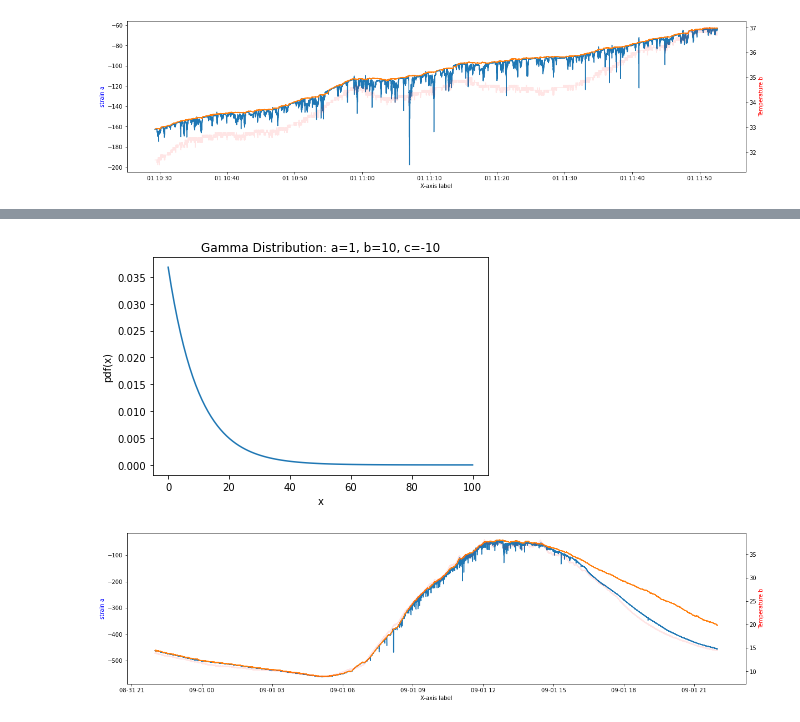
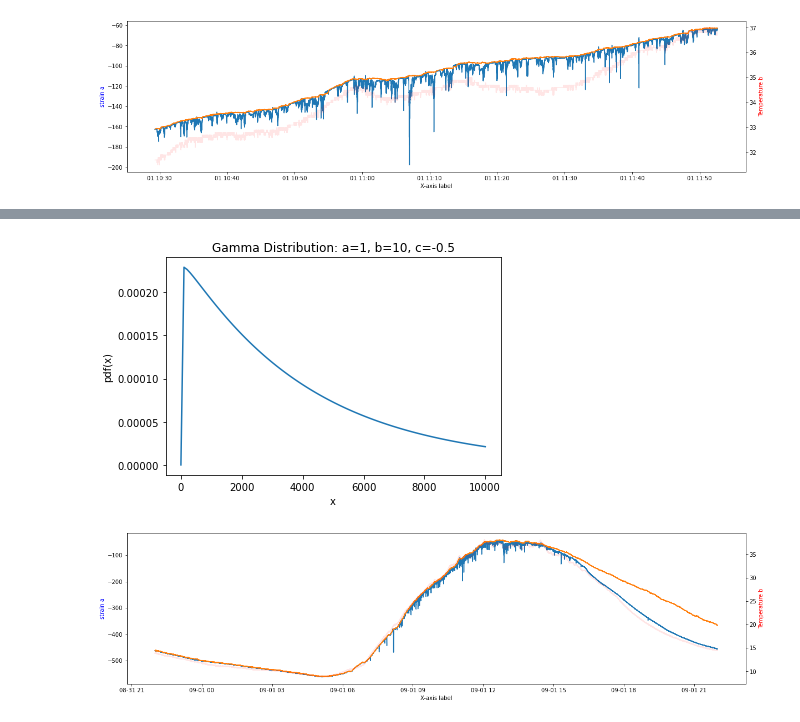
Before and after one commit to WEILMAX/dw_events, a Jupyter notebook: dw_events/notebooks/temperature_compensation/mw4_particlefilter.ipynb, the cells around one changed output, grey strips where cells are left out. Cells and saved outputs as stored; diff of their text form; code cells hidden in the pictures.

```diff
--- a/dw_events/notebooks/temperature_compensation/mw4_particlefilter.ipynb
+++ b/dw_events/notebooks/temperature_compensation/mw4_particlefilter.ipynb
@@ -188,22 +181,24 @@ plt.show()
 # %%
-x = np.linspace(0, 100, 100)
+import scipy as sp
+x = np.linspace(-1, 10000, 100)
 
 # Define the parameters of the gamma distribution
 a = 1   # shape parameter
 b = 10   # scale parameter
-c = -10  # location parameter
+c = -0.5  # location parameter
 distr = sp.stats.gamma(a, c, b)
+distr = sp.stats.gamma(1.02, scale=4e3, loc = -0.3)
 pdf = distr.pdf(x)
 # Plot the probability density function
 fig, ax = plt.subplots()
 ax.plot(x, pdf)
 ax.set_xlabel('x')
 ax.set_ylabel('pdf(x)')
 ax.set_title(f'Gamma Distribution: a={a}, b={b}, c={c}')
 
 plt.show()
 # %% [output]
-[figure, old version]
+[figure, new version]
 # %%
 start = 10
 stop = start + 100000
```
Also changed, not shown: parts of 3 cells of this notebook, 1 other file.
